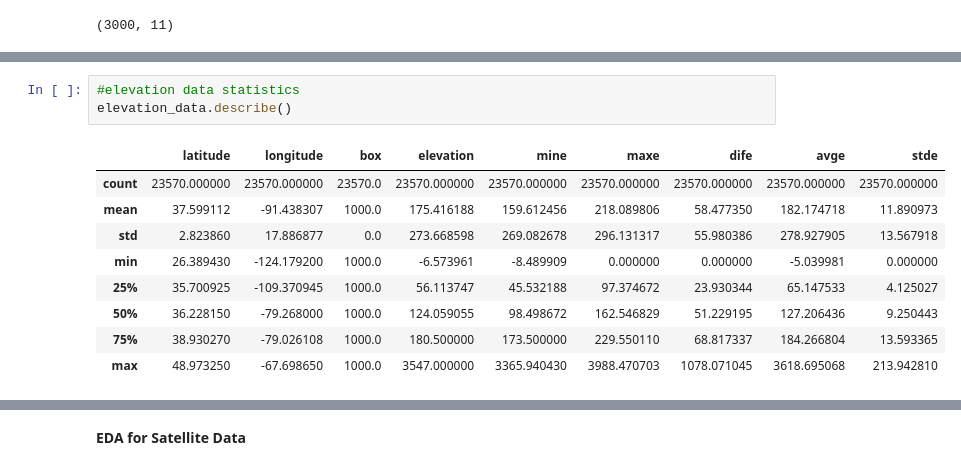
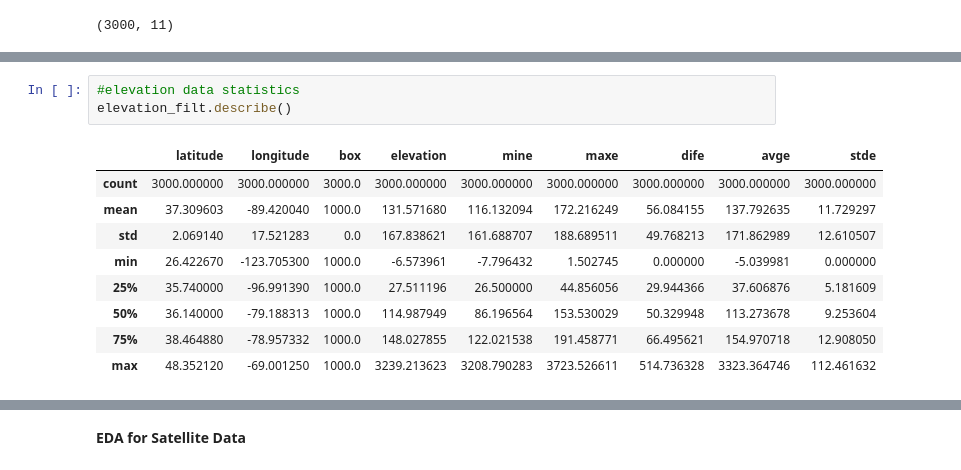
Before and after one commit to jennahgosciak/algaebloom, a Jupyter notebook: rds_draft_report_FINAL.ipynb, the cells around one changed output, grey strips where cells are left out. Drawn from its saved outputs; the diff is of its cells as text.

```diff
--- a/rds_draft_report_FINAL.ipynb
+++ b/rds_draft_report_FINAL.ipynb
@@ -232,16 +240,16 @@ plt.savefig('./plots/elevation_features_value_distributions.pdf')
 # %%
 #elevation data statistics
-elevation_data.describe()
+elevation_filt.describe()
 # %% [output]
 |  | latitude | longitude | box | elevation | mine | maxe | dife | avge | stde |
-| count | 23570.000000 | 23570.000000 | 23570.0 | 23570.000000 | 23570.000000 | 23570.000000 | 23570.000000 | 23570.000000 | 23570.000000 |
-| mean | 37.599112 | -91.438307 | 1000.0 | 175.416188 | 159.612456 | 218.089806 | 58.477350 | 182.174718 | 11.890973 |
-| std | 2.823860 | 17.886877 | 0.0 | 273.668598 | 269.082678 | 296.131317 | 55.980386 | 278.927905 | 13.567918 |
-| min | 26.389430 | -124.179200 | 1000.0 | -6.573961 | -8.489909 | 0.000000 | 0.000000 | -5.039981 | 0.000000 |
-| 25% | 35.700925 | -109.370945 | 1000.0 | 56.113747 | 45.532188 | 97.374672 | 23.930344 | 65.147533 | 4.125027 |
-| 50% | 36.228150 | -79.268000 | 1000.0 | 124.059055 | 98.498672 | 162.546829 | 51.229195 | 127.206436 | 9.250443 |
-| 75% | 38.930270 | -79.026108 | 1000.0 | 180.500000 | 173.500000 | 229.550110 | 68.817337 | 184.266804 | 13.593365 |
-| max | 48.973250 | -67.698650 | 1000.0 | 3547.000000 | 3365.940430 | 3988.470703 | 1078.071045 | 3618.695068 | 213.942810 |
+| count | 3000.000000 | 3000.000000 | 3000.0 | 3000.000000 | 3000.000000 | 3000.000000 | 3000.000000 | 3000.000000 | 3000.000000 |
+| mean | 37.309603 | -89.420040 | 1000.0 | 131.571680 | 116.132094 | 172.216249 | 56.084155 | 137.792635 | 11.729297 |
+| std | 2.069140 | 17.521283 | 0.0 | 167.838621 | 161.688707 | 188.689511 | 49.768213 | 171.862989 | 12.610507 |
+| min | 26.422670 | -123.705300 | 1000.0 | -6.573961 | -7.796432 | 1.502745 | 0.000000 | -5.039981 | 0.000000 |
+| 25% | 35.740000 | -96.991390 | 1000.0 | 27.511196 | 26.500000 | 44.856056 | 29.944366 | 37.606876 | 5.181609 |
+| 50% | 36.140000 | -79.188313 | 1000.0 | 114.987949 | 86.196564 | 153.530029 | 50.329948 | 113.273678 | 9.253604 |
+| 75% | 38.464880 | -78.957332 | 1000.0 | 148.027855 | 122.021538 | 191.458771 | 66.495621 | 154.970718 | 12.908050 |
+| max | 48.352120 | -69.001250 | 1000.0 | 3239.213623 | 3208.790283 | 3723.526611 | 514.736328 | 3323.364746 | 112.461632 |
 # %%
 #Figure 4 - Elevation data correlation
 elevation_correlation = elevation_data_input_features.corr()
```
Also changed, not shown: parts of 12 cells of this notebook.
